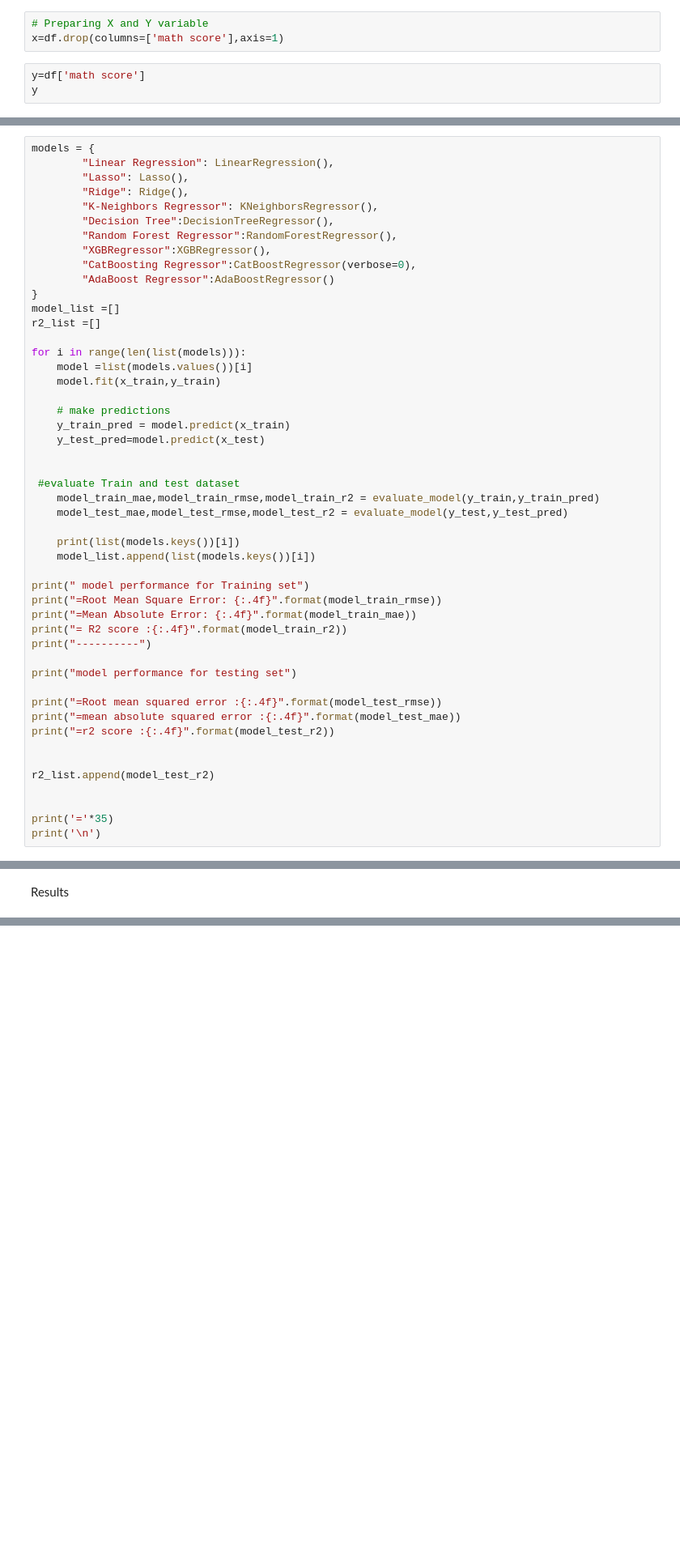
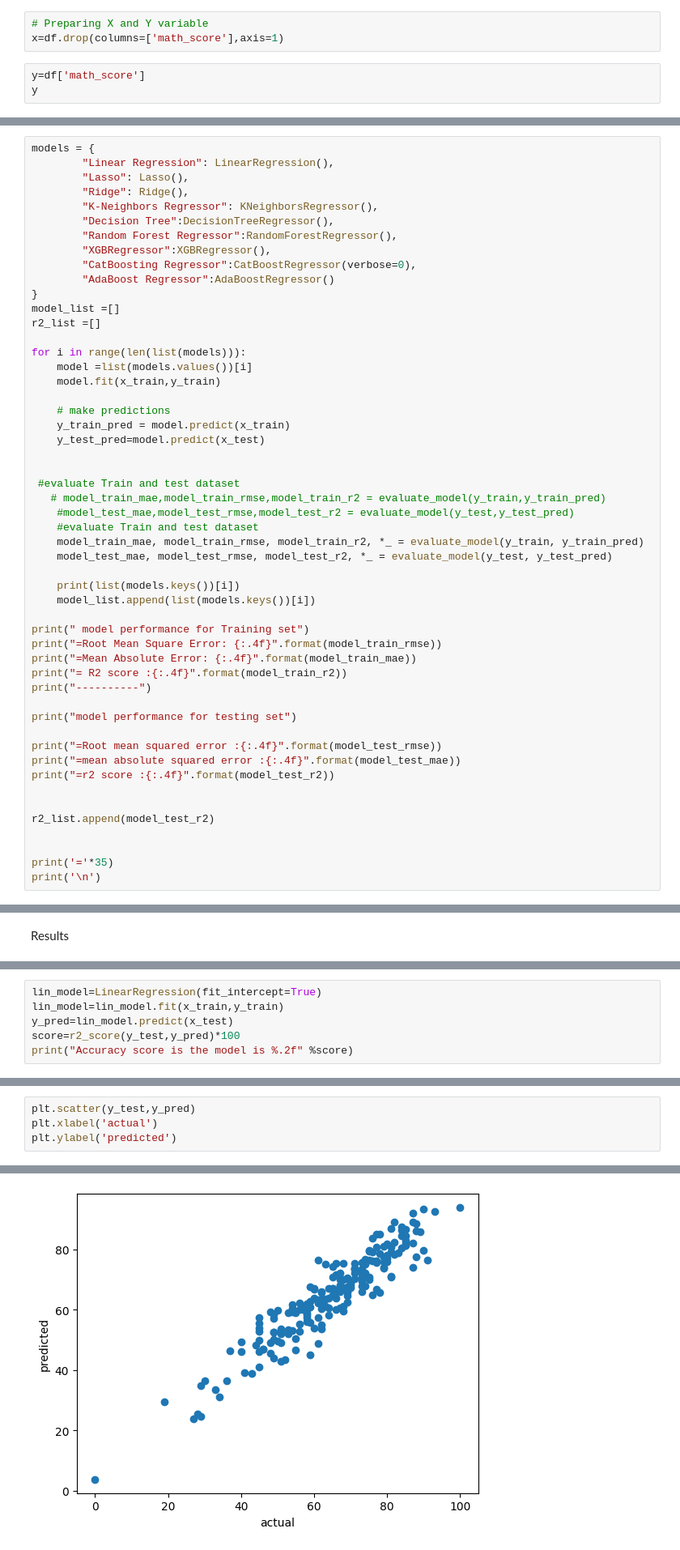
Before and after one commit to ranjithsinghchouhan/machinelearningproject, a Jupyter notebook: notebook/2.MODEL TRAINING.ipynb, the cells around one changed output, grey strips where cells are left out. Shown at 81% size. Cells and saved outputs as stored; diff of their text form; blank space fills up the shorter version.

Commit message:
prediction pipeline

```diff
--- a/notebook/2.MODEL TRAINING.ipynb
+++ b/notebook/2.MODEL TRAINING.ipynb
@@ -33,9 +33,9 @@ df.head()
 | 4 | male | group C | some college | standard | none | 76 | ... |
 # %%
 # Preparing X and Y variable
-x=df.drop(columns=['math score'],axis=1)
+x=df.drop(columns=['math_score'],axis=1)
 # %%
-y=df['math score']
+y=df['math_score']
 y
 # %% [output]
 0      72
@@ -131,8 +131,11 @@ for i in range(len(list(models))):
 
 
  #evaluate Train and test dataset
-    model_train_mae,model_train_rmse,model_train_r2 = evaluate_model(y_train,y_train_pred)
-    model_test_mae,model_test_rmse,model_test_r2 = evaluate_model(y_test,y_test_pred)
+   # model_train_mae,model_train_rmse,model_train_r2 = evaluate_model(y_train,y_train_pred)
+    #model_test_mae,model_test_rmse,model_test_r2 = evaluate_model(y_test,y_test_pred)
+    #evaluate Train and test dataset
+    model_train_mae, model_train_rmse, model_train_r2, *_ = evaluate_model(y_train, y_train_pred)
+    model_test_mae, model_test_rmse, model_test_r2, *_ = evaluate_model(y_test, y_test_pred)
 
     print(list(models.keys())[i])
     model_list.append(list(models.keys())[i])
@@ -165,0 +210,6 @@ TypeError: list() takes no keyword arguments
+# %%
+lin_model=LinearRegression(fit_intercept=True)
+lin_model=lin_model.fit(x_train,y_train)
+y_pred=lin_model.predict(x_test)
+score=r2_score(y_test,y_pred)*100
+print("Accuracy score is the model is %.2f" %score)
@@ -165,0 +220,5 @@ TypeError: list() takes no keyword arguments
+# %%
+plt.scatter(y_test,y_pred)
+plt.xlabel('actual')
+plt.ylabel('predicted')
+# %% [output]
@@ -165,0 +226 @@ TypeError: list() takes no keyword arguments
+[figure, added]
```
Also changed, not shown: parts of 9 cells of this notebook, 9 other files.
